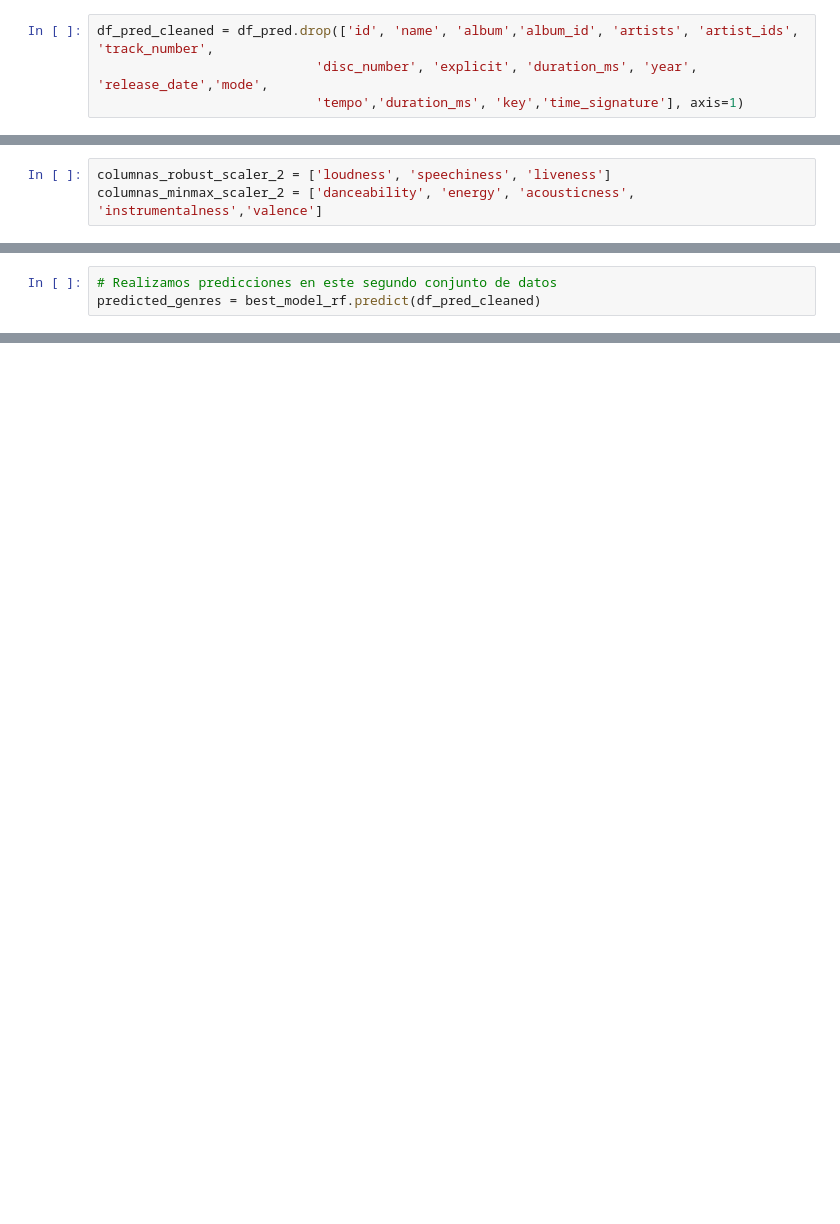
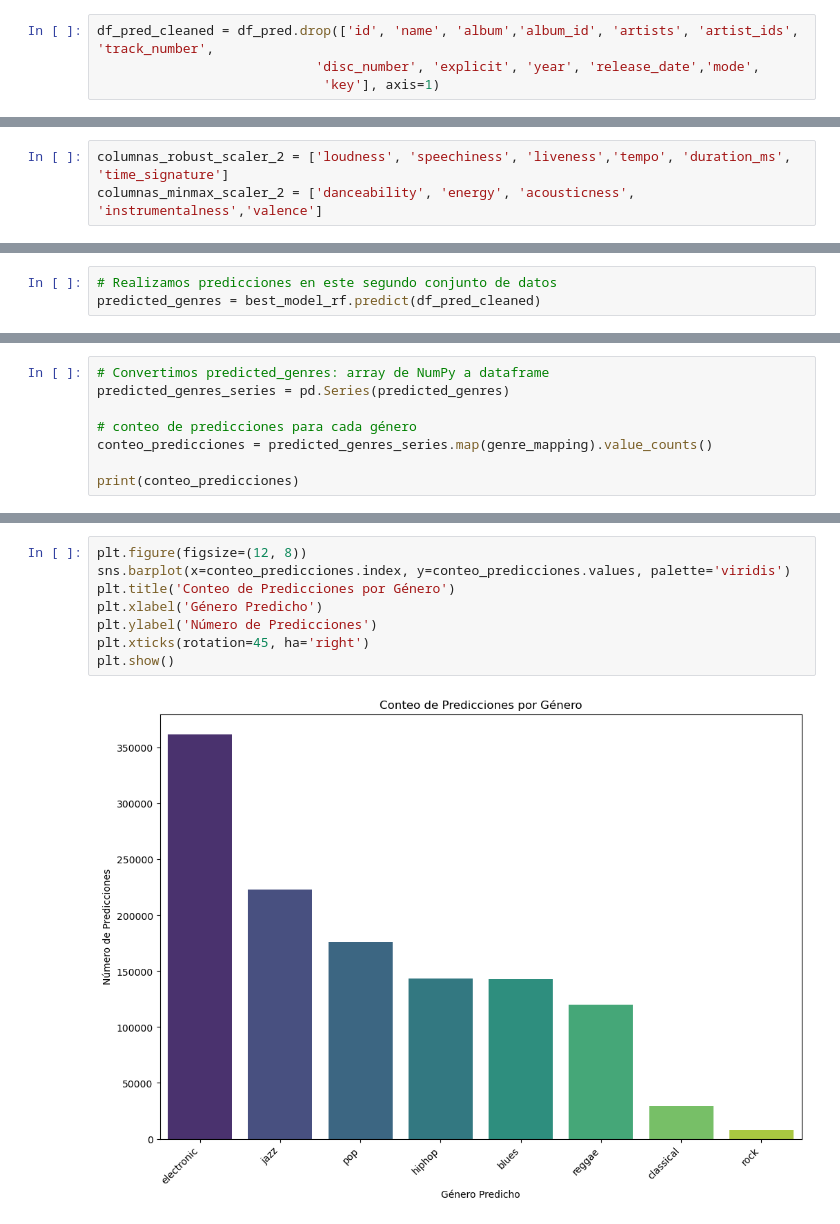
Before and after one commit to AlexV0611/Project, a Jupyter notebook: Modelo_proyecto_definitivo.v2.ipynb, the cells around one changed output, grey strips where cells are left out. Drawn from its saved outputs; the diff is of its cells as text; blank space fills up the shorter version.

```diff
--- a/Modelo_proyecto_definitivo.v2.ipynb
+++ b/Modelo_proyecto_definitivo.v2.ipynb
@@ -548,6 +712,6 @@ df_pred.columns
 # %%
 df_pred_cleaned = df_pred.drop(['id', 'name', 'album','album_id', 'artists', 'artist_ids', 'track_number',
-                            'disc_number', 'explicit', 'duration_ms', 'year', 'release_date','mode',
-                            'tempo','duration_ms', 'key','time_signature'], axis=1)
+                            'disc_number', 'explicit', 'year', 'release_date','mode',
+                             'key'], axis=1)
 # %%
 df_pred_cleaned
@@ -556,5 +736,5 @@ df_pred_cleaned.plot(kind='box',subplots=True, layout=(4,4), fontsize=8, figsize
 # %%
-columnas_robust_scaler_2 = ['loudness', 'speechiness', 'liveness']
+columnas_robust_scaler_2 = ['loudness', 'speechiness', 'liveness','tempo', 'duration_ms', 'time_signature']
 columnas_minmax_scaler_2 = ['danceability', 'energy', 'acousticness', 'instrumentalness','valence']
 # %%
 # Aplicamos Robust Scaler
@@ -644,0 +968,8 @@ df_reggae.head()
+# %%
+# Convertimos predicted_genres: array de NumPy a dataframe
+predicted_genres_series = pd.Series(predicted_genres)
+
+# conteo de predicciones para cada género
+conteo_predicciones = predicted_genres_series.map(genre_mapping).value_counts()
+
+print(conteo_predicciones)
@@ -644,0 +986,10 @@ df_reggae.head()
+# %%
+plt.figure(figsize=(12, 8))
+sns.barplot(x=conteo_predicciones.index, y=conteo_predicciones.values, palette='viridis')
+plt.title('Conteo de Predicciones por Género')
+plt.xlabel('Género Predicho')
+plt.ylabel('Número de Predicciones')
+plt.xticks(rotation=45, ha='right')
+plt.show()
+# %% [output]
+[figure, added]
```
Also changed, not shown: parts of 35 cells of this notebook.
